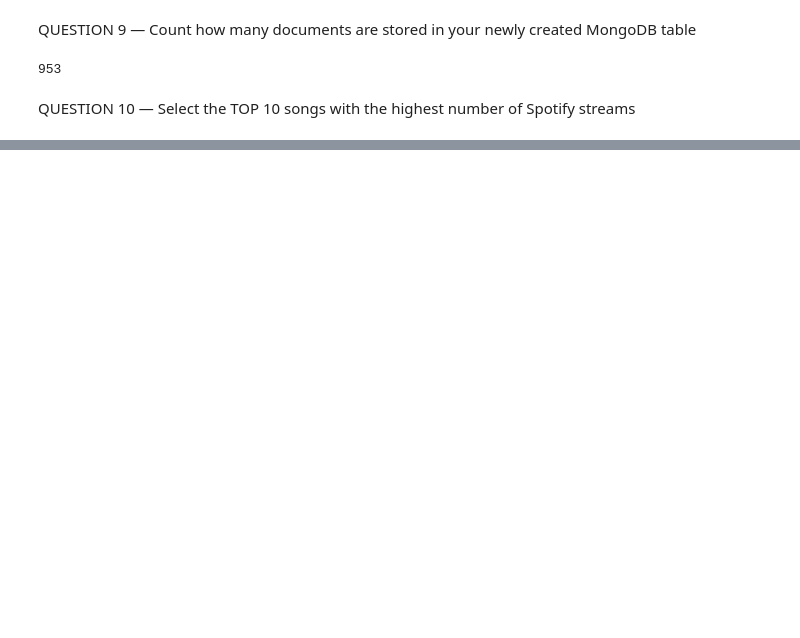
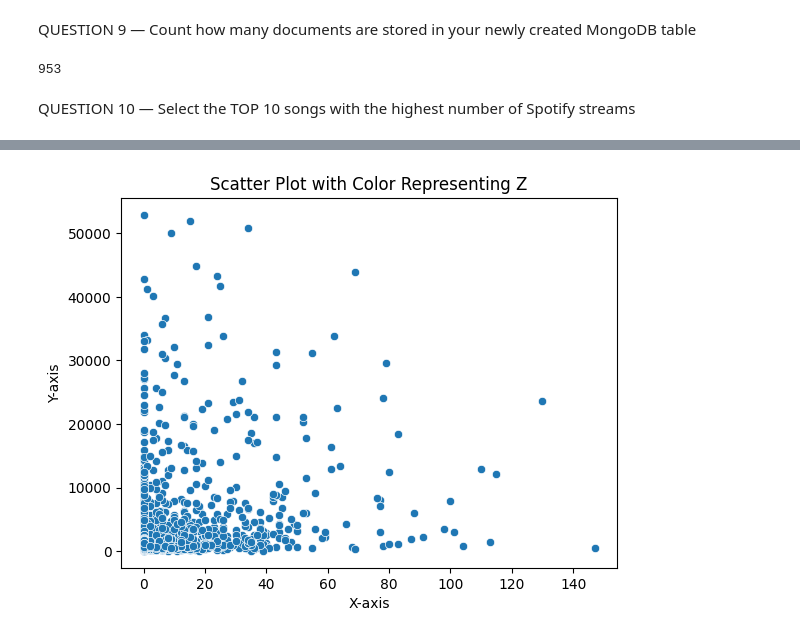
Before and after one commit to Zoey-Zha/data_mangement, a Jupyter notebook: QuestionsOnAlat.ipynb, the cells around one changed output, grey strips where cells are left out. Drawn from its saved outputs; the diff is of its cells as text; code cells hidden in the pictures; blank space fills up the shorter version.

```diff
--- a/QuestionsOnAlat.ipynb
+++ b/QuestionsOnAlat.ipynb
@@ -206,0 +732,19 @@ client.close()
+# %%
+import seaborn as sns
+import matplotlib.pyplot as plt
+import pandas as pd
+
+three_columns = collection.find({}, {"in_spotify_charts": 1, "streams": 1, "in_spotify_playlists": 1, "_id": 0})
+plot_df = pd.DataFrame(three_columns)
+
+# sns.scatterplot(x=plot_df['danceability_percentage'], y=plot_df['streams'], hue=plot_df['in_spotify_charts'], palette='viridis')
+sns.scatterplot(x=plot_df['in_spotify_charts'], y=plot_df['in_spotify_playlists'])
+# Add labels and title
+plt.xlabel('X-axis')
+plt.ylabel('Y-axis')
+plt.title('Scatter Plot with Color Representing Z')
+
+# Show plot
+plt.show()
+# %% [output]
+[figure, added]
```
Also changed, not shown: parts of 36 cells of this notebook.
